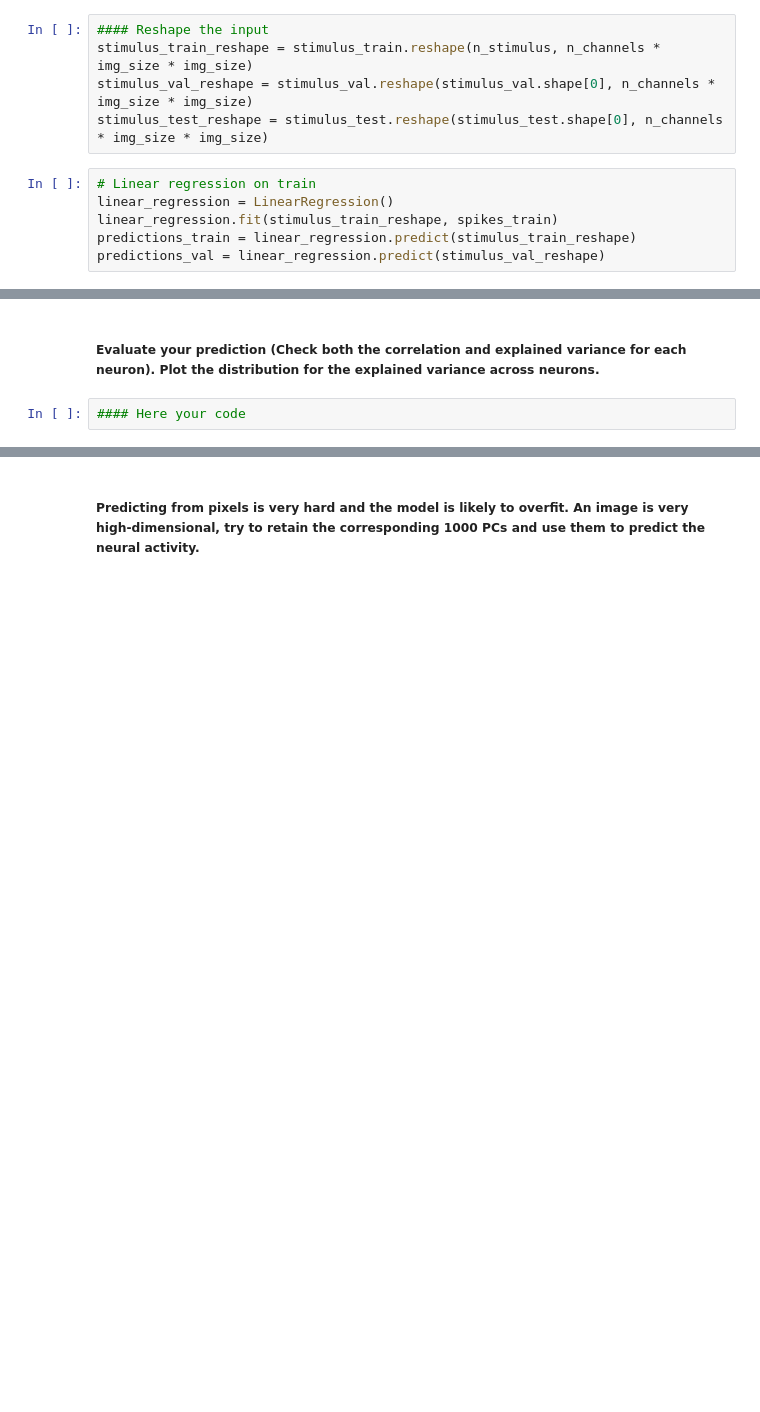
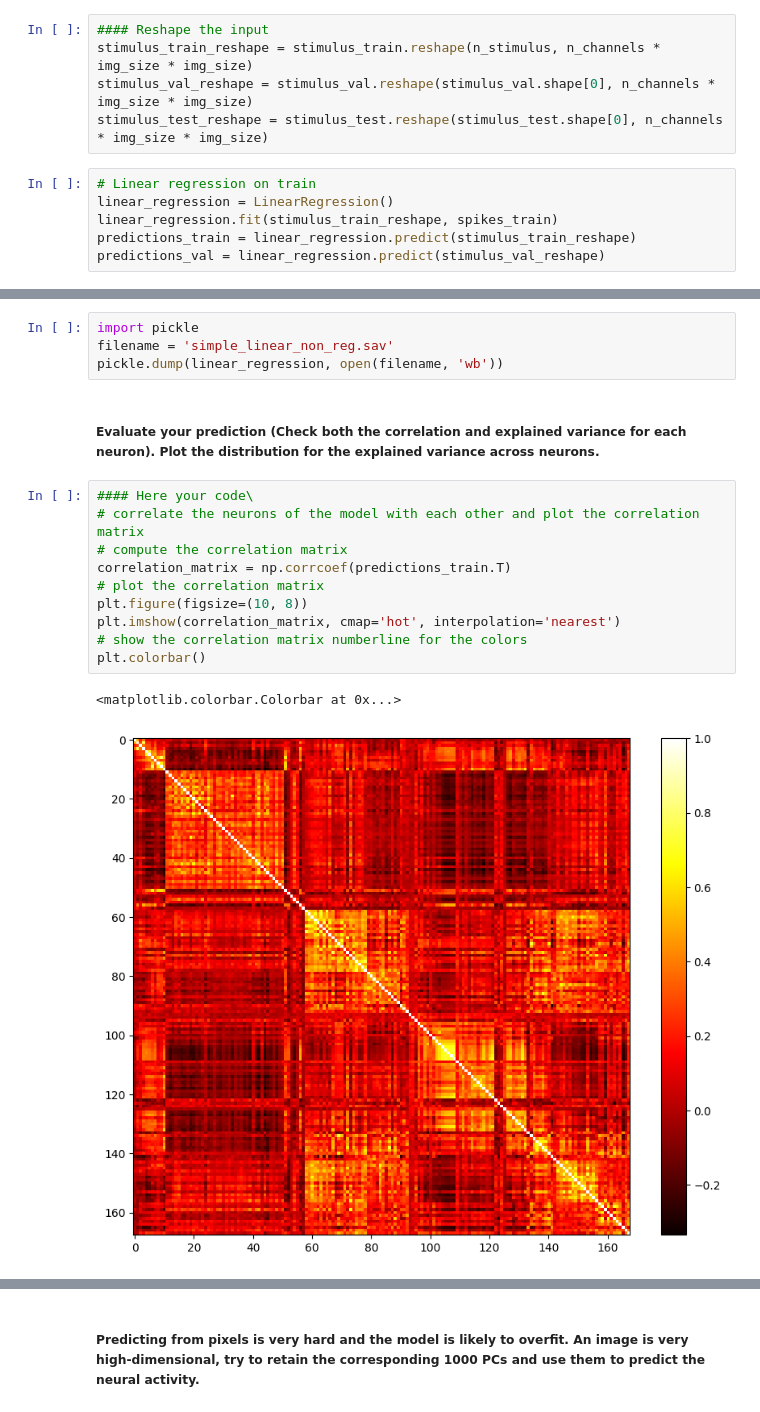
Before and after one commit to GuilhermeCosta-Ferreira/BLCI_G21, a Jupyter notebook: week6.ipynb, the cells around one changed output, grey strips where cells are left out. Drawn from its saved outputs; the diff is of its cells as text; blank space fills up the shorter version.

Commit message:
commit plots and current data

```diff
--- a/week6.ipynb
+++ b/week6.ipynb
@@ -125,4 +136,19 @@ plt.show()
+# %%
+import pickle
+filename = 'simple_linear_non_reg.sav'
+pickle.dump(linear_regression, open(filename, 'wb'))
 # %% [markdown]
 ##### Evaluate your prediction (Check both the correlation and explained variance for each neuron). Plot the distribution for the explained variance across neurons.
-# %%
-#### Here your code
+# %%
+#### Here your code\
+# correlate the neurons of the model with each other and plot the correlation matrix
+# compute the correlation matrix
+correlation_matrix = np.corrcoef(predictions_train.T)
+# plot the correlation matrix
+plt.figure(figsize=(10, 8))
+plt.imshow(correlation_matrix, cmap='hot', interpolation='nearest')
+# show the correlation matrix numberline for the colors
+plt.colorbar()
+# %% [output]
+<matplotlib.colorbar.Colorbar at 0x...>
+[figure, added]
```
Also changed, not shown: parts of 12 cells of this notebook, 1 other file.
